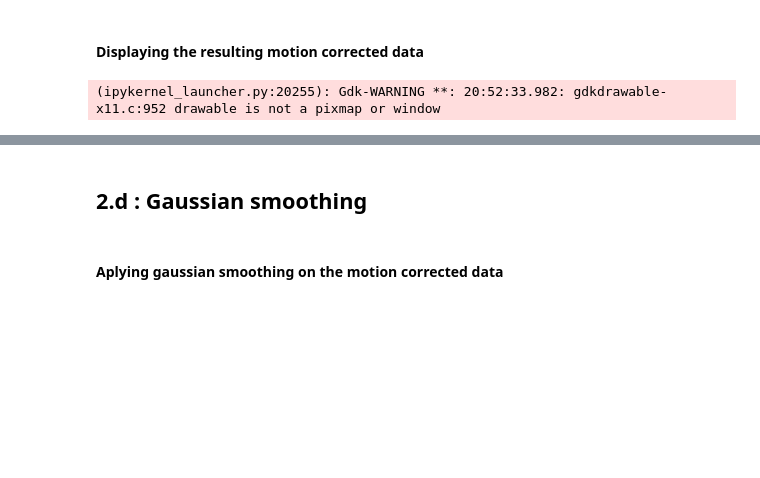
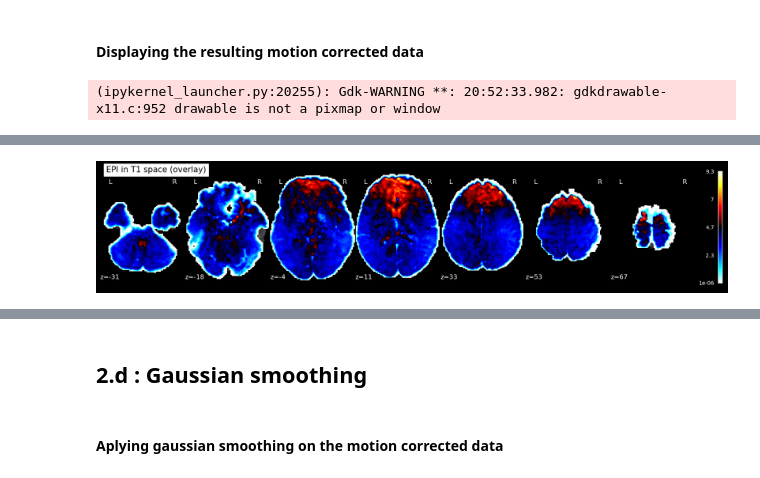
Before and after one commit to Johanonthetop/NX-421_Miniproject_1, a Jupyter notebook: projectcam.ipynb, the cells around one changed output, grey strips where cells are left out. Saved outputs shown, nothing was run; the diff lists cells and outputs as text; code cells hidden in the pictures; blank space fills up the shorter version.

```diff
--- a/projectcam.ipynb
+++ b/projectcam.ipynb
@@ -368,0 +381,13 @@ fsleyesDisplay.load(path_moco_data)
+# %%
+from fsl.wrappers import flirt
+
+###################
+#Please note that the values in the transformation matrix of flirt refer to:
+#Top-left 3×3 block: rotation, scaling, shearing.
+#Last column: translation in x, y, z.
+#Bottom row: always [0 0 0 1] for affine transforms.
+##################
+source = path_moco_data
+reference = betted_brain_path
+result = op.join(preproc_root, 'sub-{}'.format(subject_id), 'anat', 'sub-{}_T1w_mni'.format(subject_id))
+flirt(source, reference, out=result)
@@ -368,0 +403,10 @@ fsleyesDisplay.load(path_moco_data)
+# %%
+from nilearn.plotting import plot_stat_map
+
+bg = nib.load(betted_brain_path)
+#coreg_mean = mean_img(func_in_t1)  # or func_in_t1_bbr
+
+display = plot_stat_map(result+'.nii.gz', bg_img=bg, display_mode='z',
+                        cut_coords=7, title='EPI in T1 space (overlay)')
+# %% [output]
+[figure, added]
```
Also changed, not shown: parts of 14 cells of this notebook.
